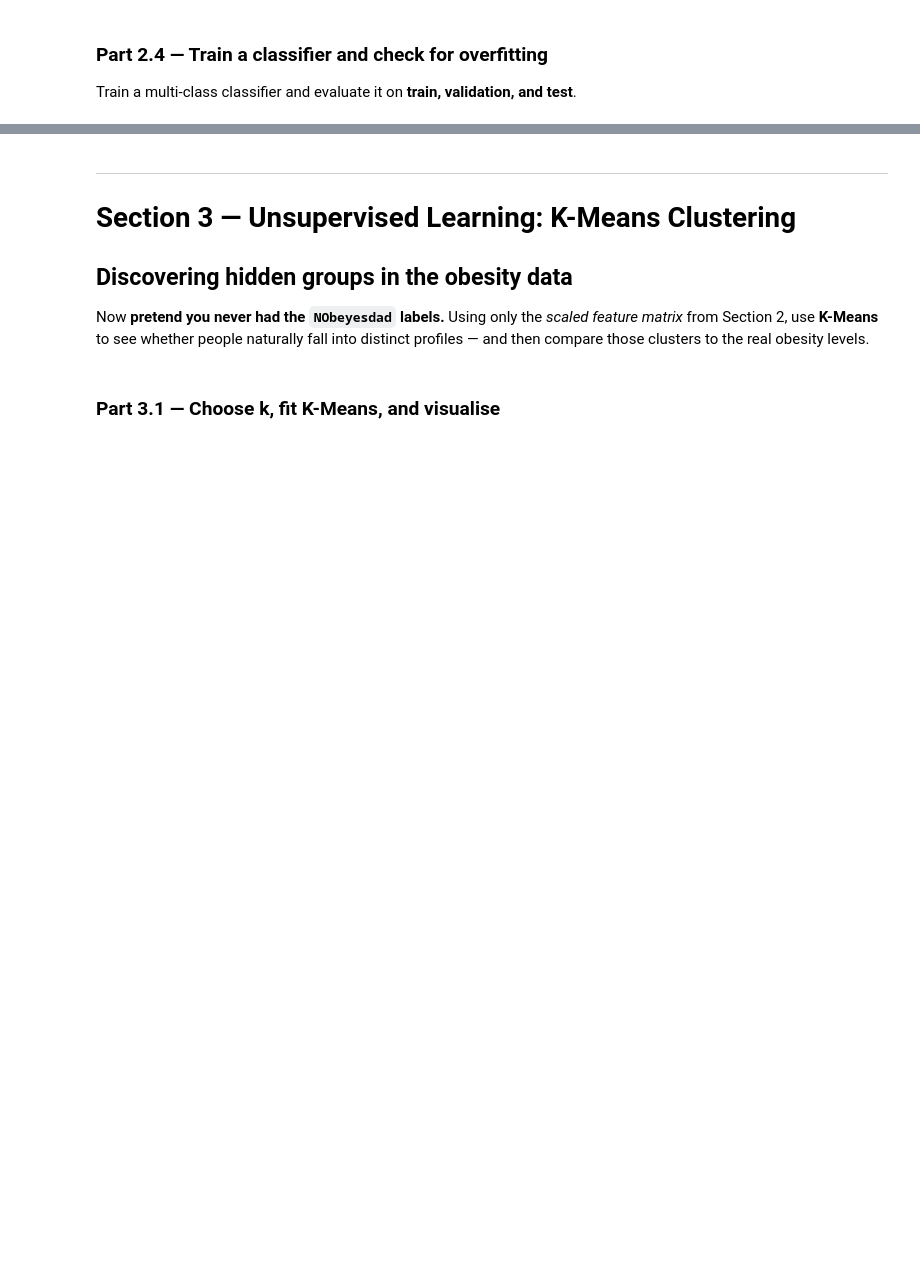
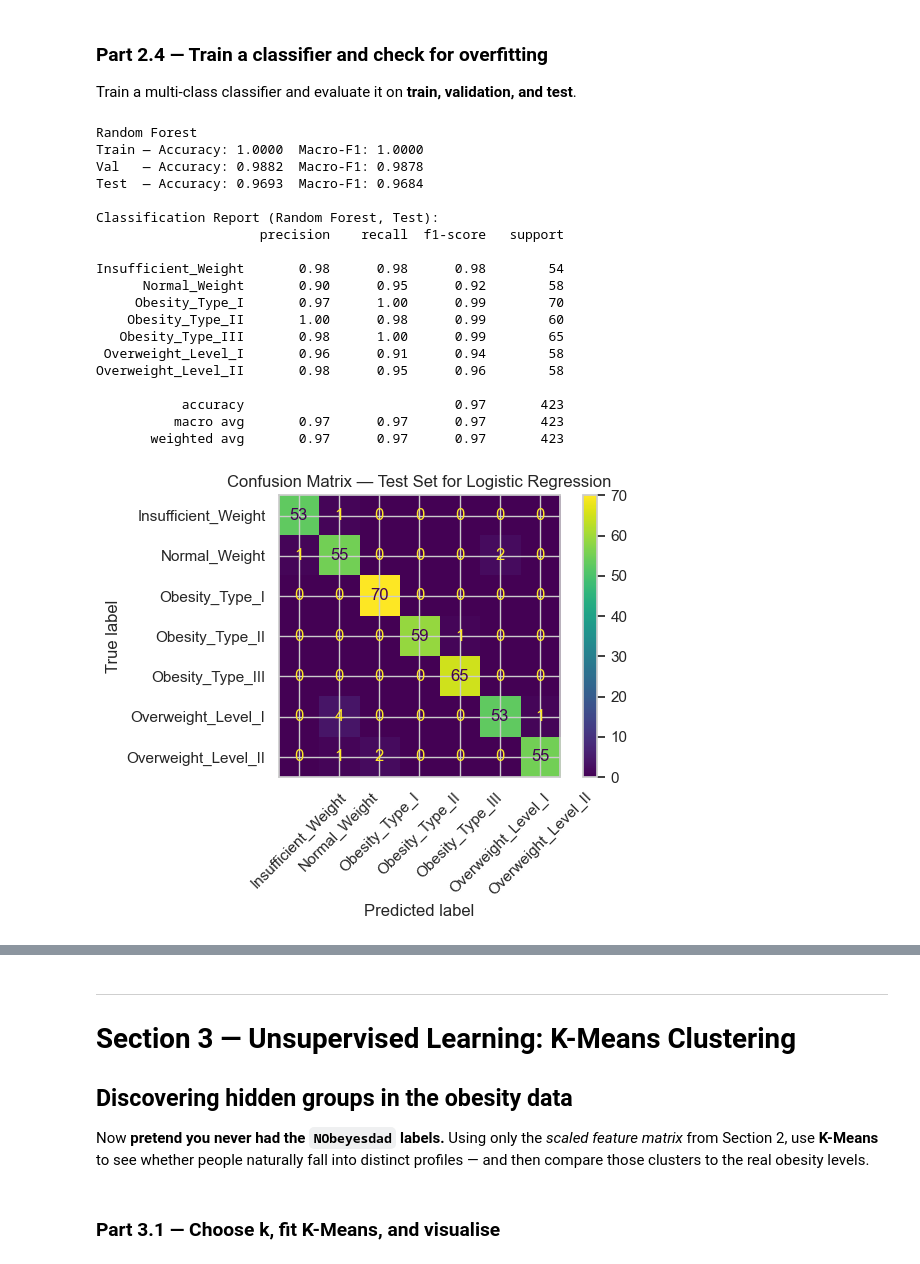
Before and after one commit to jupiterbouncer/Subair_Oluwademilade_Lab2, a Jupyter notebook: lab_2_predictive_analytics.ipynb, the cells around one changed output, grey strips where cells are left out. Saved outputs shown, nothing was run; the diff lists cells and outputs as text; code cells hidden in the pictures; blank space fills up the shorter version.

```diff
--- a/lab_2_predictive_analytics.ipynb
+++ b/lab_2_predictive_analytics.ipynb
@@ -442,3 +452,83 @@ Train a multi-class classifier and evaluate it on **train, validation, and test*
+# %%
+# Import, initialise, and train a classifier (e.g. LogisticRegression(max_iter=...), RandomForestClassifier, or KNeighborsClassifier).
+from sklearn.linear_model import LogisticRegression
+from sklearn.ensemble import RandomForestClassifier
+from sklearn.metrics import (
+    accuracy_score,
+    f1_score,
+    classification_report,
+    ConfusionMatrixDisplay,
+)
+
+
+def evaluate_clf(model, X_train, y_train, X_val, y_val, X_test, y_test):
+    for name, X, y in [
+        ("Train", X_train, y_train),
+        ("Val", X_val, y_val),
+        ("Test", X_test, y_test),
+    ]:
+        pred = model.predict(X)
+        acc = accuracy_score(y, pred)
+        f1 = f1_score(y, pred, average="macro")
+        print(f"{name:5s} — Accuracy: {acc:.4f}  Macro-F1: {f1:.4f}")
+
+
+"""
+# Predict on train, validation, and test.
+# Logistic Regression
+lr = LogisticRegression(max_iter=1000, random_state=RANDOM_STATE)
+lr.fit(X_train, y_train)
+print("Logistic Regression")
+evaluate_clf(lr, X_train, y_train, X_val, y_val, X_test, y_test)
+"""
+
+# Random Forest
+rf = RandomForestClassifier(n_estimators=100, random_state=RANDOM_STATE)
+rf.fit(X_train, y_train)
+print("\nRandom Forest")
+evaluate_clf(rf, X_train, y_train, X_val, y_val, X_test, y_test)
+
+# Report accuracy AND macro-F1 for ALL THREE sets from sklearn.metrics import accuracy_score, f1_score, classification_report
+print("\nClassification Report (Random Forest, Test):")
+print(classification_report(y_test, rf.predict(X_test), target_names=le.classes_))
+
+# Show a confusion matrix for the test set
+# Which classes are most often confused?
+ConfusionMatrixDisplay.from_predictions(
+    y_test, rf.predict(X_test), display_labels=le.classes_, xticks_rotation=45
+)
+plt.title("Confusion Matrix — Test Set for Random Forest Classification")
+
+"""
+ConfusionMatrixDisplay.from_predictions(
+    y_test, lr.predict(X_test), display_labels=le.classes_, xticks_rotation=45
+)
+"""
+
+plt.title("Confusion Matrix — Test Set for Logistic Regression")
+plt.tight_layout()
+plt.show()
+# %% [output]
+Random Forest
+Train — Accuracy: 1.0000  Macro-F1: 1.0000
+Val   — Accuracy: 0.9882  Macro-F1: 0.9878
+Test  — Accuracy: 0.9693  Macro-F1: 0.9684
+
+Classification Report (Random Forest, Test):
+                     precision    recall  f1-score   support
+
+Insufficient_Weight       0.98      0.98      0.98        54
+      Normal_Weight       0.90      0.95      0.92        58
+     Obesity_Type_I       0.97      1.00      0.99        70
+    Obesity_Type_II       1.00      0.98      0.99        60
+   Obesity_Type_III       0.98      1.00      0.99        65
+ Overweight_Level_I       0.96      0.91      0.94        58
+Overweight_Level_II       0.98      0.95      0.96        58
+
+           accuracy                           0.97       423
+          macro avg       0.97      0.97      0.97       423
+       weighted avg       0.97      0.97      0.97       423
+[figure, added]
 # %% [markdown]
 **Student Reasoning — Classification evaluation & overfitting**
 _1. Which classifier did you choose and why?_
```
Also changed, not shown: parts of 24 cells of this notebook.
